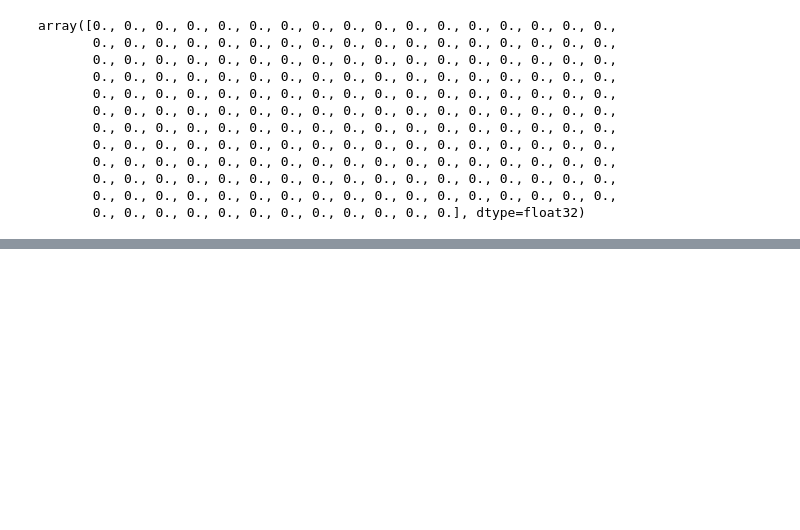
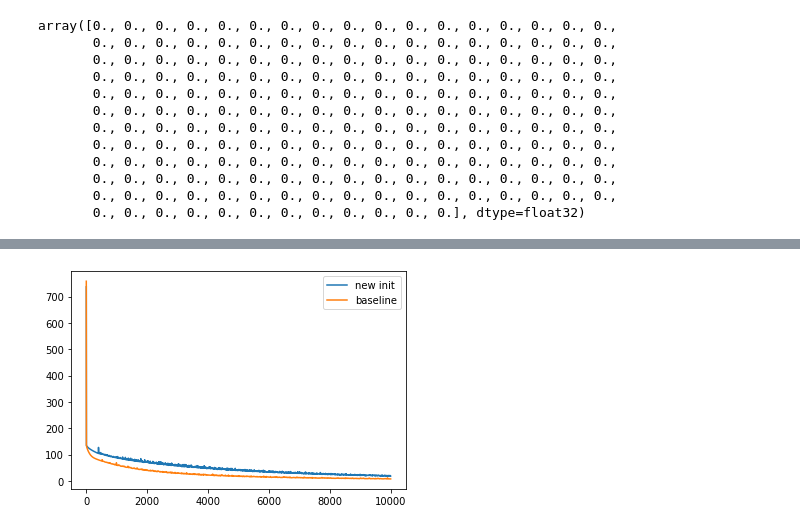
Before and after one commit to margotwagner/HCPrediction, a Jupyter notebook: notebooks/output-explorer.ipynb, the cells around one changed output, grey strips where cells are left out. Saved outputs shown, nothing was run; the diff lists cells and outputs as text; code cells hidden in the pictures; blank space fills up the shorter version.

```diff
--- a/notebooks/output-explorer.ipynb
+++ b/notebooks/output-explorer.ipynb
@@ -93,0 +99,9 @@ plt.show()
+# %%
+start_x = 0
+
+plt.plot(loss[start_x:], label="new init")
+plt.plot(baseline["loss"][start_x:], label="baseline")
+plt.legend()
+plt.show()
+# %% [output]
+[figure, added]
```
Also changed, not shown: parts of 4 cells of this notebook, 2 other files.
